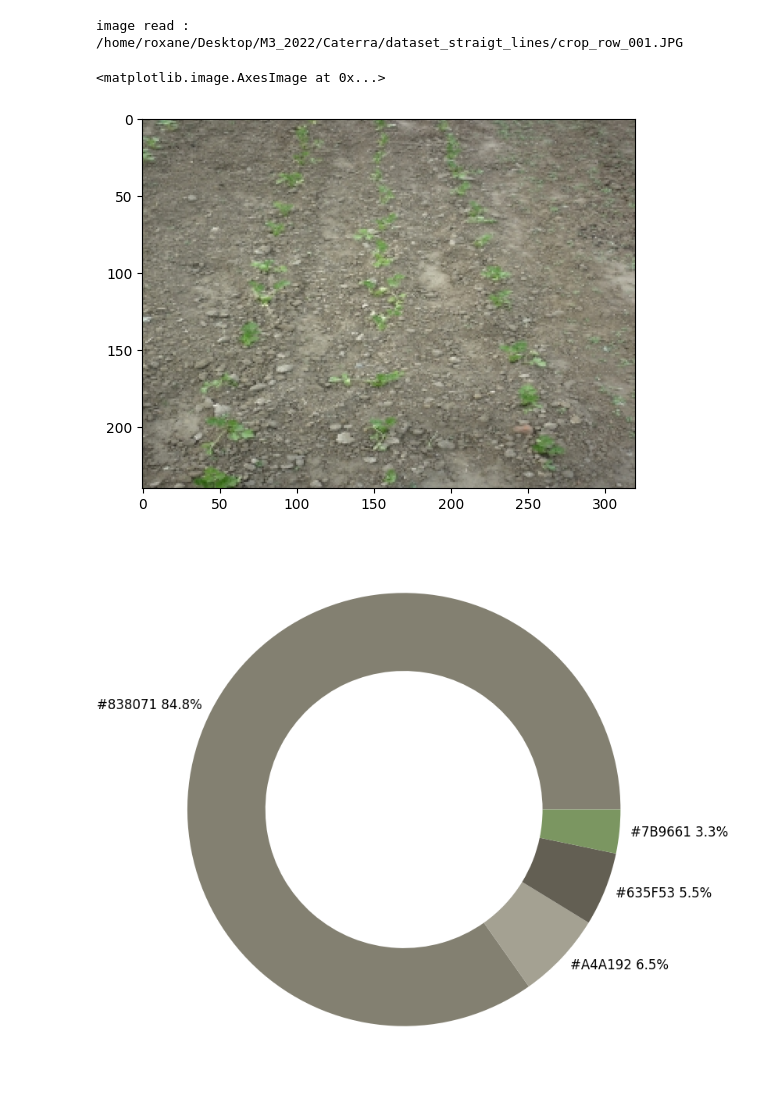
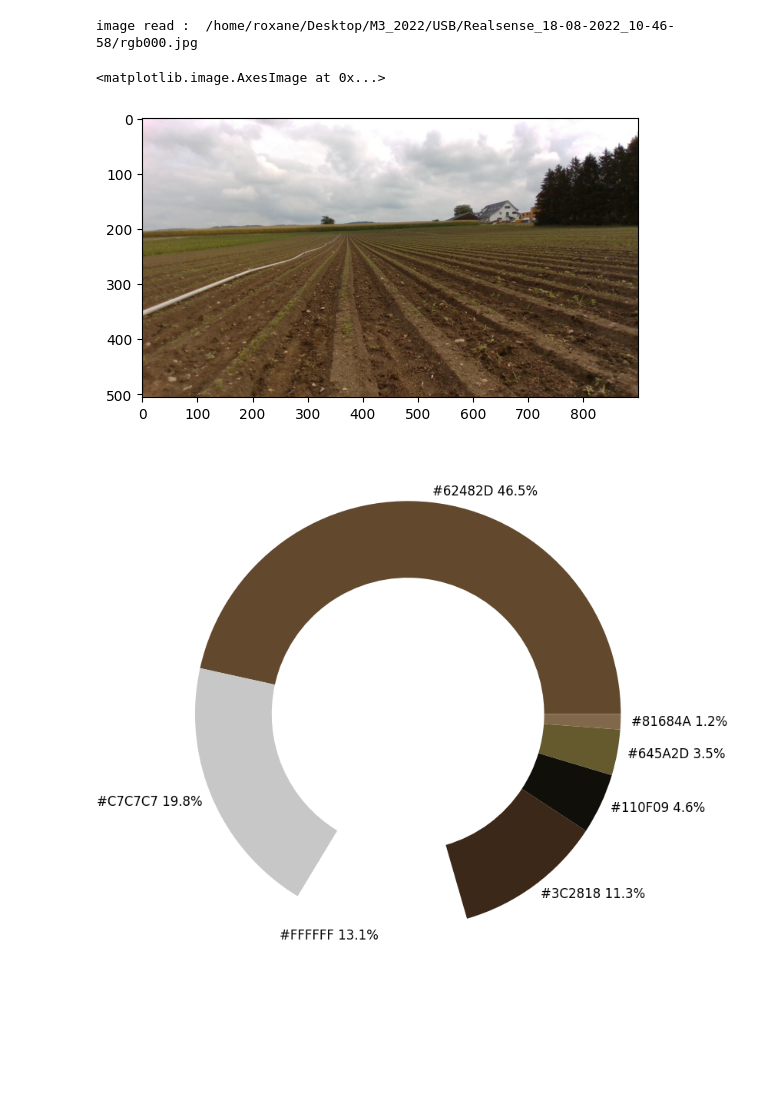
Before and after one commit to rmerat/Caterra-1, a Jupyter notebook: new_test.ipynb, the cells around one changed output. Saved outputs shown, nothing was run; the diff lists cells and outputs as text; code cells hidden in the pictures; blank space fills up the shorter version.

Commit message:
everything works on sing image - but too slow

```diff
--- a/new_test.ipynb
+++ b/new_test.ipynb
@@ -517,28 +517,28 @@ def draw_ransac_lines(img_no_sky, offset, slope, best_mask_edge):
 
     return list_mask
 # %%
-image_folder = '/home/roxane/Desktop/M3_2022/Caterra/'
-name_images = 'dataset_straigt_lines/crop_row_001.JPG'
+image_folder = '/home/roxane/Desktop/M3_2022/USB/Realsense_18-08-2022_10-46-58'
+name_images = 'rgb000.jpg'
 
 sing_image = obtain_images(name_images, image_folder, SING_IMG)[0]
 sing_image = cv2.cvtColor(sing_image, cv2.COLOR_BGR2RGB)
 plt.imshow(sing_image)
 # %% [output]
-image read :  /home/roxane/Desktop/M3_2022/Caterra/dataset_straigt_lines/crop_row_001.JPG
+image read :  /home/roxane/Desktop/M3_2022/USB/Realsense_18-08-2022_10-46-58/rgb000.jpg
 <matplotlib.image.AxesImage at 0x...>
-[figure, old version]
+[figure, new version]
 # %%
 img = sing_image
 img_no_sky = sing_image
 #extract the main colors from the image
 im_pil = Image.fromarray(img)
-colors_x = extcolors.extract_from_image(im_pil, tolerance = 12, limit = 5)
+colors_x = extcolors.extract_from_image(im_pil, tolerance = 12, limit = 8)
 colors_rgb, colors_lab = colors_to_array(colors_x)
 donuts(colors_x)
 
 img_no_sky_lab = skimage.color.rgb2lab(img_no_sky/255)
 # %% [output]
-[figure, old version]
+[figure, new version]
 # %%
 diff_norm = diff_norm_new = float('inf')
 for col in colors_rgb:
```
Also changed, not shown: parts of 19 cells of this notebook, 1 other file.
